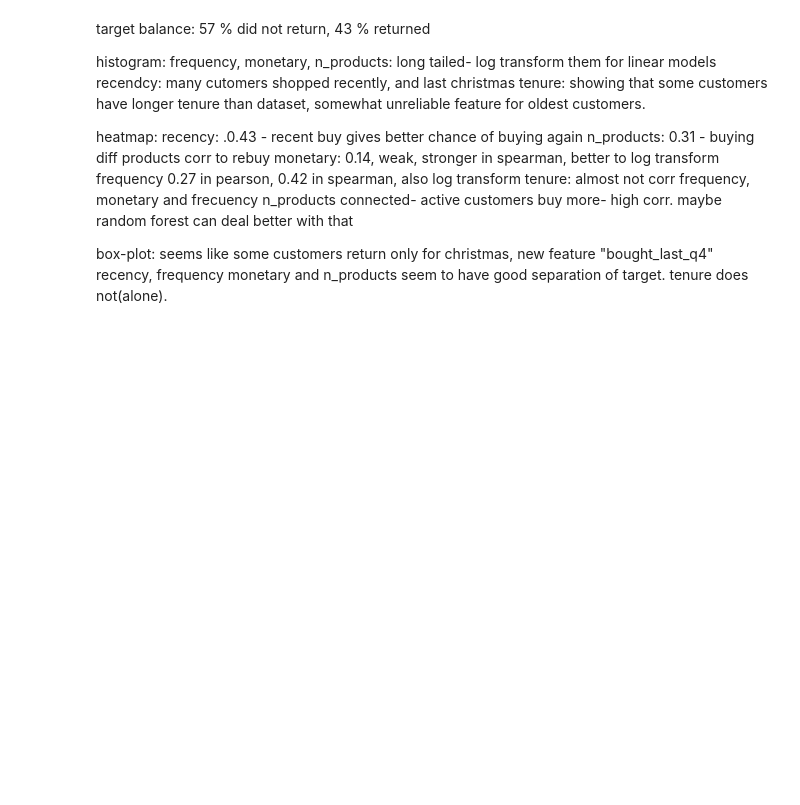
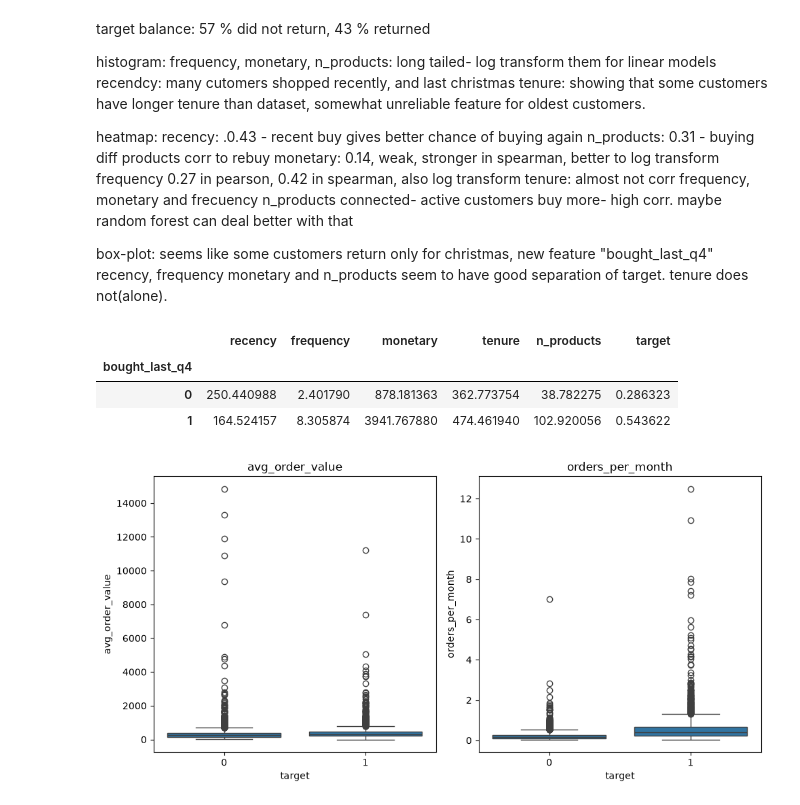
Before and after one commit to ToraBr/Online_retail_2, a Jupyter notebook: notebooks/02_features.ipynb, the cells around one changed output. Drawn from its saved outputs; the diff is of its cells as text; code cells hidden in the pictures; blank space fills up the shorter version.

Commit message:
new features: avg_order_value, orders_per_month, bought_last_q4. added sumation of feature exploration to be implemented in features.py

```diff
--- a/notebooks/02_features.ipynb
+++ b/notebooks/02_features.ipynb
@@ -120,3 +120,26 @@ frequency, monetary and frecuency n_products connected- active customers buy mor
 
 box-plot: seems like some customers return only for christmas, new feature "bought_last_q4"
 recency, frequency monetary and n_products seem to have good separation of target. tenure does not(alone).
+# %%
+last_q4 = past[(past["InvoiceDate"] >= "2010-09-01") & (past["InvoiceDate"] < "2010-12-01")]
+customers["bought_last_q4"] = customers.index.isin(last_q4["Customer ID"]).astype(int)
+customers.groupby("bought_last_q4").mean()
+# %% [output]
+|  | recency | frequency | monetary | tenure | n_products | target |
+| bought_last_q4 |  |  |  |  |  |  |
+| 0 | 250.440988 | 2.401790 | 878.181363 | 362.773754 | 38.782275 | 0.286323 |
+| 1 | 164.524157 | 8.305874 | 3941.767880 | 474.461940 | 102.920056 | 0.543622 |
+# %%
+customers["avg_order_value"] = customers["monetary"] / customers["frequency"]          # how big/small customer per order
+customers["orders_per_month"] = customers["frequency"] / (customers["tenure"] / 30 + 1)  # how active, adjusted for how customer duration
+# %%
+features = ["avg_order_value", "orders_per_month"]
+
+fig, axes = plt.subplots(1, len(features), figsize=(10, 5))
+
+for ax, col in zip(axes, features):
+    sns.boxplot(data=customers, x="target", y=col, ax=ax)
+    ax.set_title(col)
+plt.tight_layout()
+# %% [output]
+[figure, added]
```
Also changed, not shown: parts of 3 cells of this notebook.
